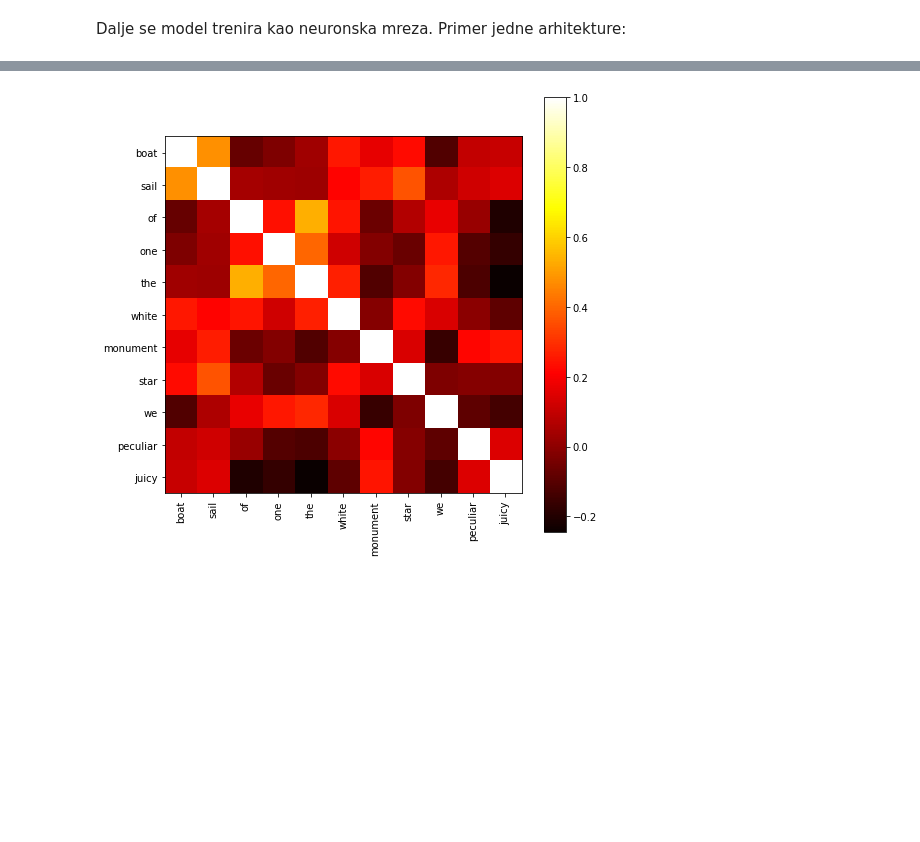
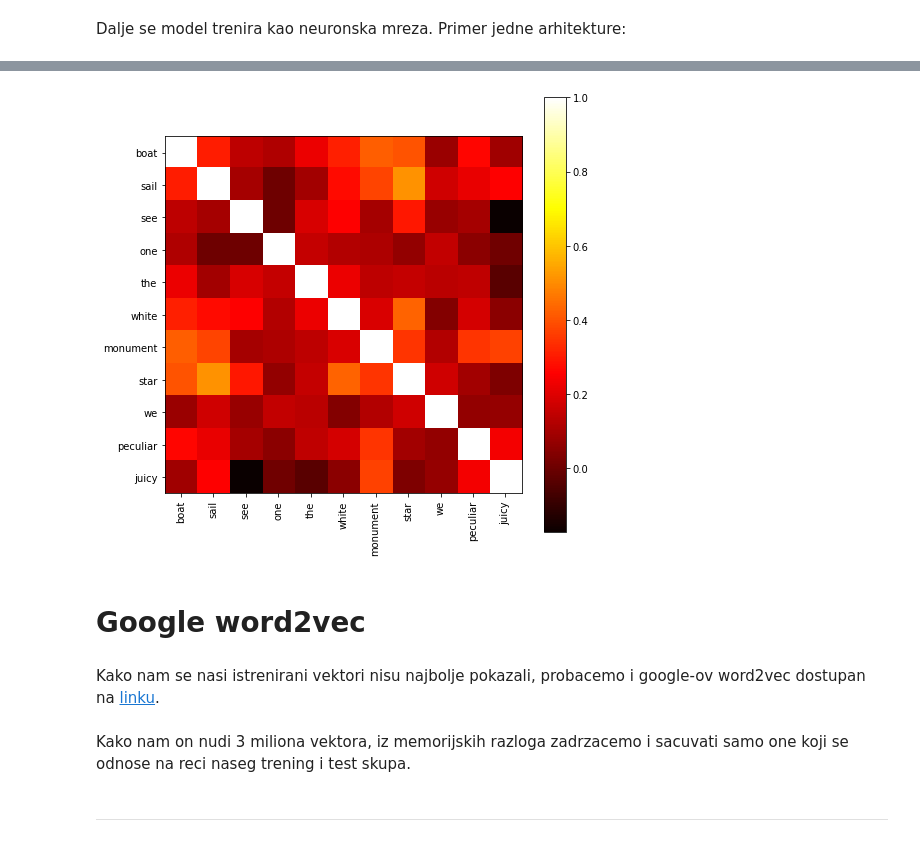
Before and after one commit to vladan17059/ML-relevant-in-text, a Jupyter notebook: 01 - Analiza i preprocesiranje podataka.ipynb, the cells around one changed output, grey strips where cells are left out. Saved outputs shown, nothing was run; the diff lists cells and outputs as text; code cells hidden in the pictures; blank space fills up the shorter version.

```diff
--- a/01 - Analiza i preprocesiranje podataka.ipynb
+++ b/01 - Analiza i preprocesiranje podataka.ipynb
@@ -487,10 +509,3 @@ print(cbow.similarity("modern", "horse"))
 # pogledajmo najslicnije reci datim recima
 # %%
 words = ["king", "convolution", "neuron", "sun", "abstract"]
-# %%
-for word in words:
-    similar = cbow.similar_by_key(word, topn=5)
-    print("word: ", word)
-    for sim_word in similar:
-        print(sim_word[0], sim_word[1])
-    print("---------------")
@@ -514,0 +512,7 @@ manifests 0.45610108971595764
+# %%
+for word in words:
+    similar = w2v.similar_by_key(word, topn=5)
+    print("word: ", word)
+    for sim_word in similar:
+        print(sim_word[0], sim_word[1])
+    print("---------------")
@@ -515,9 +537,9 @@ manifests 0.45610108971595764
 # %%
 # ispitajmo slicnost nekih reci
 
-words2 = ["boat", "sail", "of", "one", "the", "white", "monument", "star", "we", "peculiar", "juicy"]
+words2 = ["boat", "sail", "see", "one", "the", "white", "monument", "star", "we", "peculiar", "juicy"]
 # %%
-def heatmap_similarities(words):
+def heatmap_similarities(words, cbow):
     similarities = []
 
     words = [word if word in cbow.key_to_index else "." for word in words]
@@ -535,7 +557,3 @@ def heatmap_similarities(words):
     plt.yticks(range(len(words)), words)
 
     plt.show()
-# %%
-heatmap_similarities(words2)
-# %% [output]
-[figure, removed]
@@ -543,0 +560,10 @@ heatmap_similarities(words2)
+# %%
+heatmap_similarities(words2, w2v)
+# %% [output]
+[figure, added]
+# %% [markdown]
+# Google word2vec
+# %% [markdown]
+Kako nam se nasi istrenirani vektori nisu najbolje pokazali, probacemo i google-ov word2vec dostupan na <a href="https://code.google.com/archive/p/word2vec/"> linku</a>.
+# %% [markdown]
+Kako nam on nudi 3 miliona vektora, iz memorijskih razloga zadrzacemo i sacuvati samo one koji se odnose na reci naseg trening i test skupa.
@@ -543,0 +588,2 @@ heatmap_similarities(words2)
+# %% [markdown]
+---
```
Also changed, not shown: parts of 48 cells of this notebook, 16 other files.
